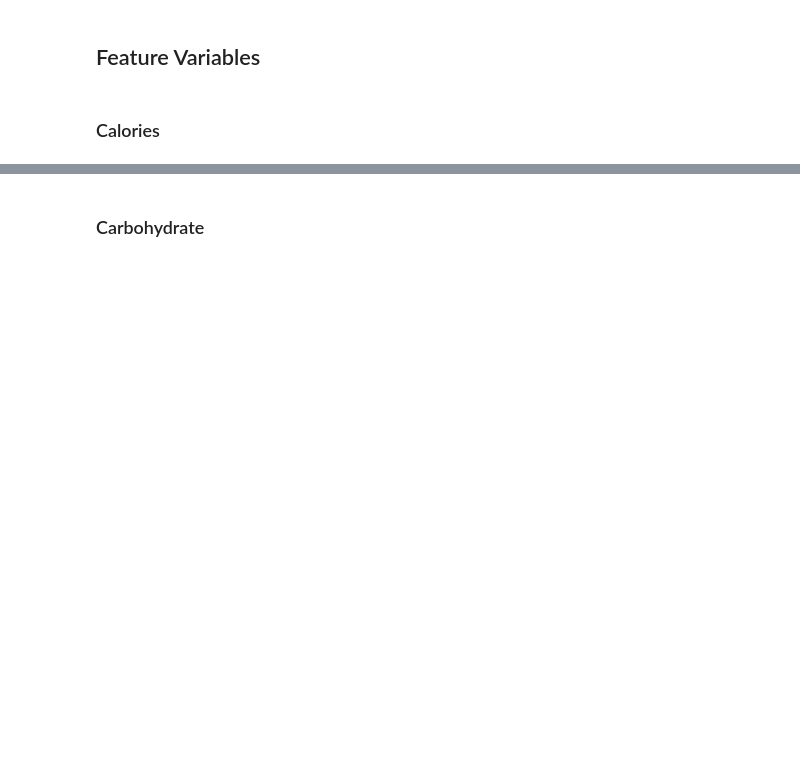
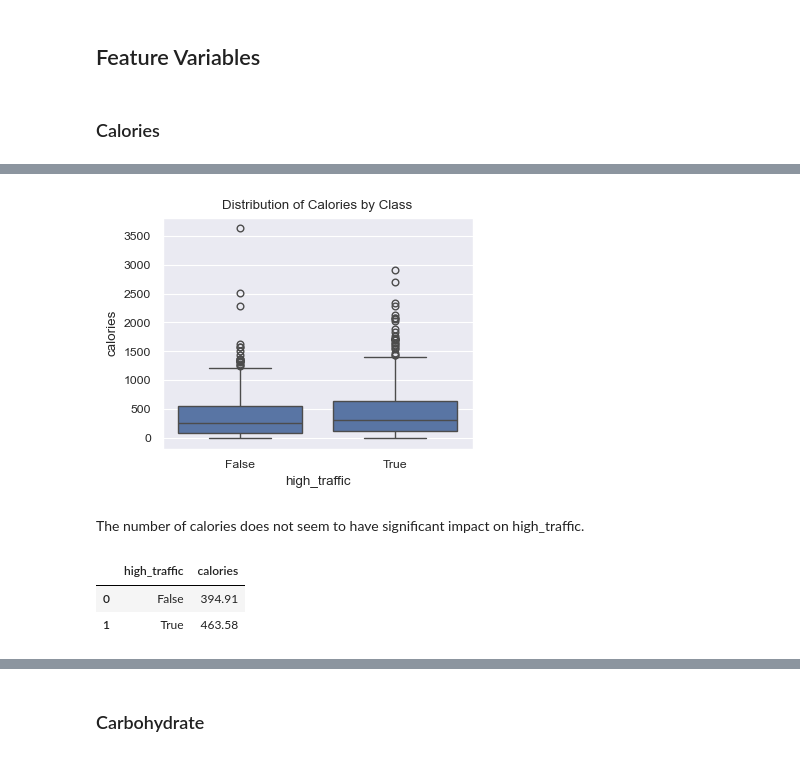
Before and after one commit to sandroarpy/recipe_site_traffic, a Jupyter notebook: notebook.ipynb, the cells around one changed output, grey strips where cells are left out. Cells and saved outputs as stored; diff of their text form; code cells hidden in the pictures; blank space fills up the shorter version.

```diff
--- a/notebook.ipynb
+++ b/notebook.ipynb
@@ -102,6 +167,15 @@ sns.barplot(data=table, x='high_traffic', y='p')
+# %%
+sns.boxplot(df, x=target, y=feature)
+plt.title('Distribution of Calories by Class');
+# %% [output]
+[figure, added]
+# %% [markdown]
+The number of calories does not seem to have significant impact on high_traffic.
 # %%
-feature = 'calories'
-
-x = df.groupby('high_traffic')[feature].mean().round(2).reset_index()
+x = df.groupby(target)[feature].mean().round(2).reset_index()
 x
+# %% [output]
+|  | high_traffic | calories |
+| 0 | False | 394.91 |
+| 1 | True | 463.58 |
 # %%
```
Also changed, not shown: parts of 71 cells of this notebook.
